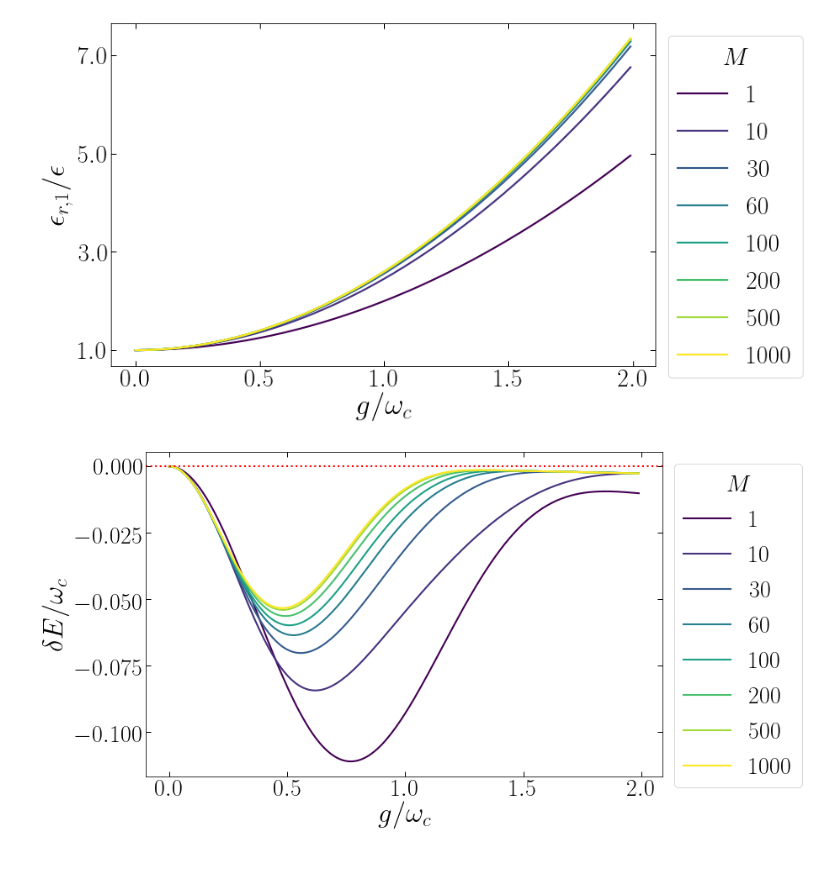
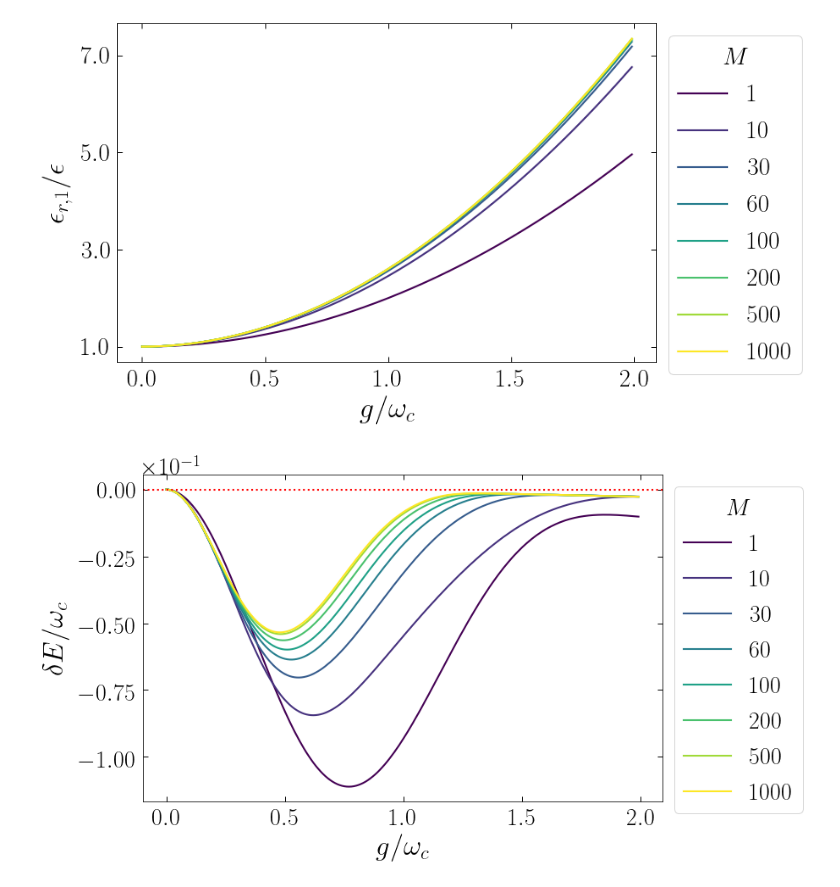
Before and after one commit to Jmalcrow/TFG, a Jupyter notebook: GRAPHICS (SINGLE PLOTS).ipynb, the cells around one changed output. Drawn from its saved outputs; the diff is of its cells as text; code cells hidden in the pictures.

```diff
--- a/GRAPHICS (SINGLE PLOTS).ipynb
+++ b/GRAPHICS (SINGLE PLOTS).ipynb
@@ -55,31 +55,35 @@ for i in range (len(epss)):
     plt.plot(g,epss[i]/epsilon,label=labels[i],c=next(colors))
 
 plt.tick_params(top=True,bottom=True,right=True,left=True, direction="in",width=1,length=6)#,pad=15 para separar los ejes
-plt.xlabel('$g/\omega_c$',fontdict={'fontsize':33,'color':'k'})#,pad=15 para separar el label
-plt.ylabel('$\epsilon_{r,1}/\epsilon$',fontdict={'fontsize':33,'color':'k'})
+plt.xlabel('$g/\omega_c$',fontdict={'fontsize':33,'color':'k'},labelpad=8)#,pad=15 para separar el label
+plt.ylabel('$\epsilon_{r,1}/\epsilon$',fontdict={'fontsize':33,'color':'k'},labelpad=8)
 plt.yticks(ticks=[1.0,3.0,5.0,7.0],labels=["$1.0$","$3.0$","$5.0$","$7.0$"])
+plt.tick_params(pad=8)
 plt.legend(bbox_to_anchor=(1,1),title="$M$")
 plt.savefig('epsilon_r_p1.pdf',bbox_inches='tight')
 plt.show()
 # %% [output]
-[figure, old version]
+[figure, new version]
 # %%
 cmap = plt.get_cmap('viridis')
 delenergies=[deltaE_gs_M1,deltaE_gs_M10,deltaE_gs_M30,deltaE_gs_M60,deltaE_gs_M100,deltaE_gs_M200,deltaE_gs_M500,deltaE_gs_M1000]
 labels=["$1$","$10$","$30$","$60$","$100$","$200$","$500$","$1000$"]
 colors = iter(cmap(np.linspace(0, 1, len(delenergies))))
 
 for i in range (len(delenergies)):
     plt.plot(g,delenergies[i],label=labels[i],c=next(colors))
 
 plt.tick_params(top=True,bottom=True,right=True,left=True, direction="in",width=1,length=6)
-plt.xlabel('$g/\omega_c$',fontdict={'fontsize':33,'color':'k'})
-plt.ylabel('$\delta E /\omega_c$',fontdict={'fontsize':33,'color':'k'})
+plt.ticklabel_format(axis="y", style="sci",scilimits=(0,0))
+plt.xlabel('$g/\omega_c$',fontdict={'fontsize':33,'color':'k'},labelpad=8)
+plt.ylabel('$\delta E /\omega_c$',fontdict={'fontsize':33,'color':'k'},labelpad=8)
+#plt.yticks([-])
 plt.axhline(0,c="r",ls="dotted")
+plt.tick_params(pad=8)
 plt.legend(bbox_to_anchor=(1,1),title="$M$")
 plt.savefig('deltaE_gs.pdf',bbox_inches='tight')
 plt.show()
 # %% [output]
-[figure, old version]
+[figure, new version]
 # %%
 #create Pe
```
Also changed, not shown: parts of 3 cells of this notebook, 4 other files.
